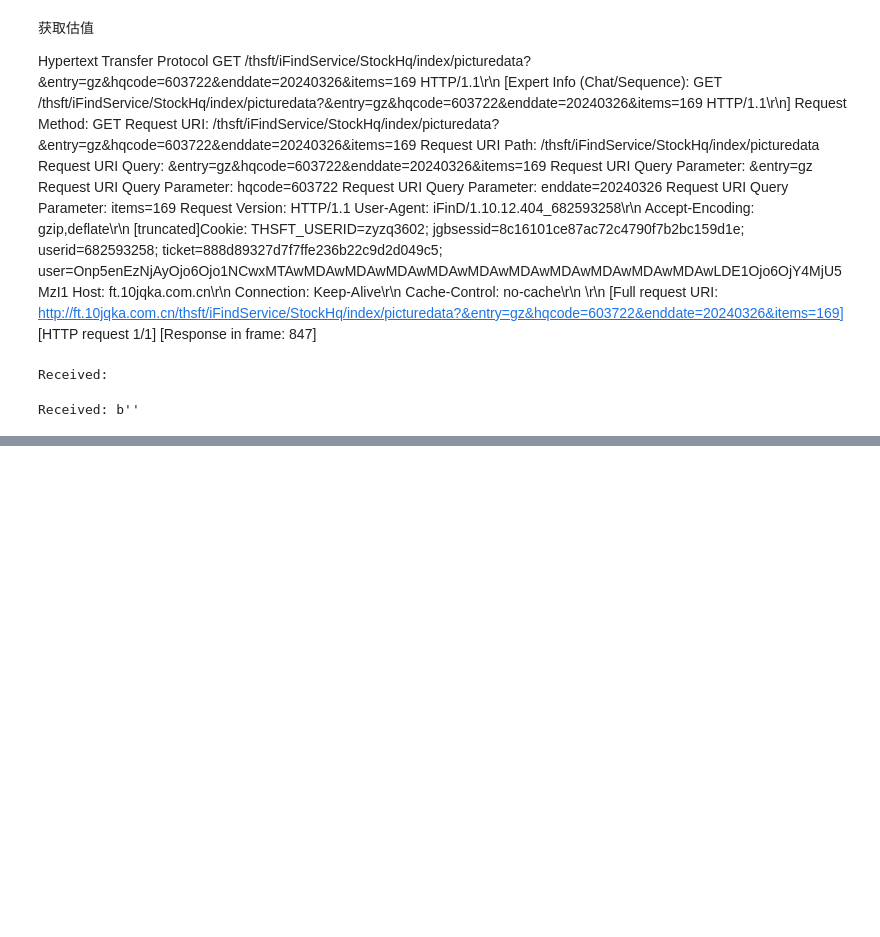
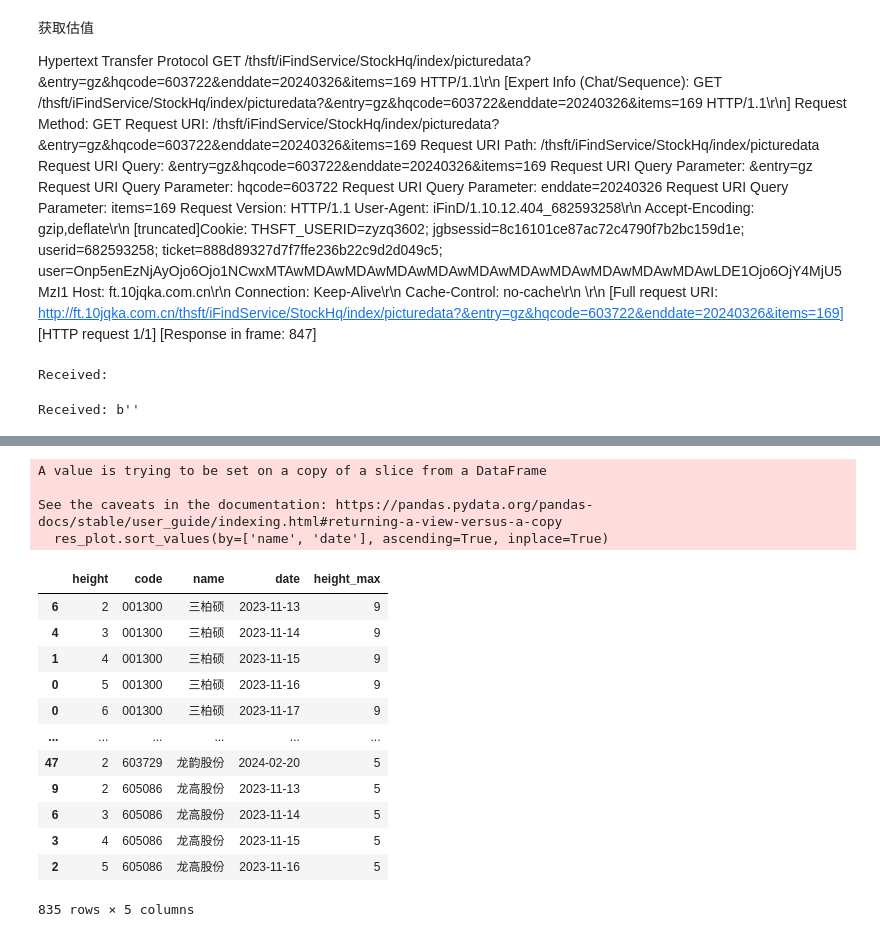
Before and after one commit to Zhu-Aemon/slingshot, a Jupyter notebook: test.ipynb, the cells around one changed output, grey strips where cells are left out. Drawn from its saved outputs; the diff is of its cells as text; code cells hidden in the pictures; blank space fills up the shorter version.

```diff
--- a/test.ipynb
+++ b/test.ipynb
@@ -241,0 +418,21 @@ Received: b''
+# %%
+res_plot.sort_values(by=['name', 'date'], ascending=True, inplace=True)
+res_plot
+# %% [output]
+A value is trying to be set on a copy of a slice from a DataFrame
+
+See the caveats in the documentation: https://pandas.pydata.org/pandas-docs/stable/user_guide/indexing.html#returning-a-view-versus-a-copy
+  res_plot.sort_values(by=['name', 'date'], ascending=True, inplace=True)
+|  | height | code | name | date | height_max |
+| 6 | 2 | 001300 | 三柏硕 | 2023-11-13 | 9 |
+| 4 | 3 | 001300 | 三柏硕 | 2023-11-14 | 9 |
+| 1 | 4 | 001300 | 三柏硕 | 2023-11-15 | 9 |
+| 0 | 5 | 001300 | 三柏硕 | 2023-11-16 | 9 |
+| 0 | 6 | 001300 | 三柏硕 | 2023-11-17 | 9 |
+| ... | ... | ... | ... | ... | ... |
+| 47 | 2 | 603729 | 龙韵股份 | 2024-02-20 | 5 |
+| 9 | 2 | 605086 | 龙高股份 | 2023-11-13 | 5 |
+| 6 | 3 | 605086 | 龙高股份 | 2023-11-14 | 5 |
+| 3 | 4 | 605086 | 龙高股份 | 2023-11-15 | 5 |
+| 2 | 5 | 605086 | 龙高股份 | 2023-11-16 | 5 |
+835 rows × 5 columns
```
Also changed, not shown: parts of 18 cells of this notebook, 1 other file.
